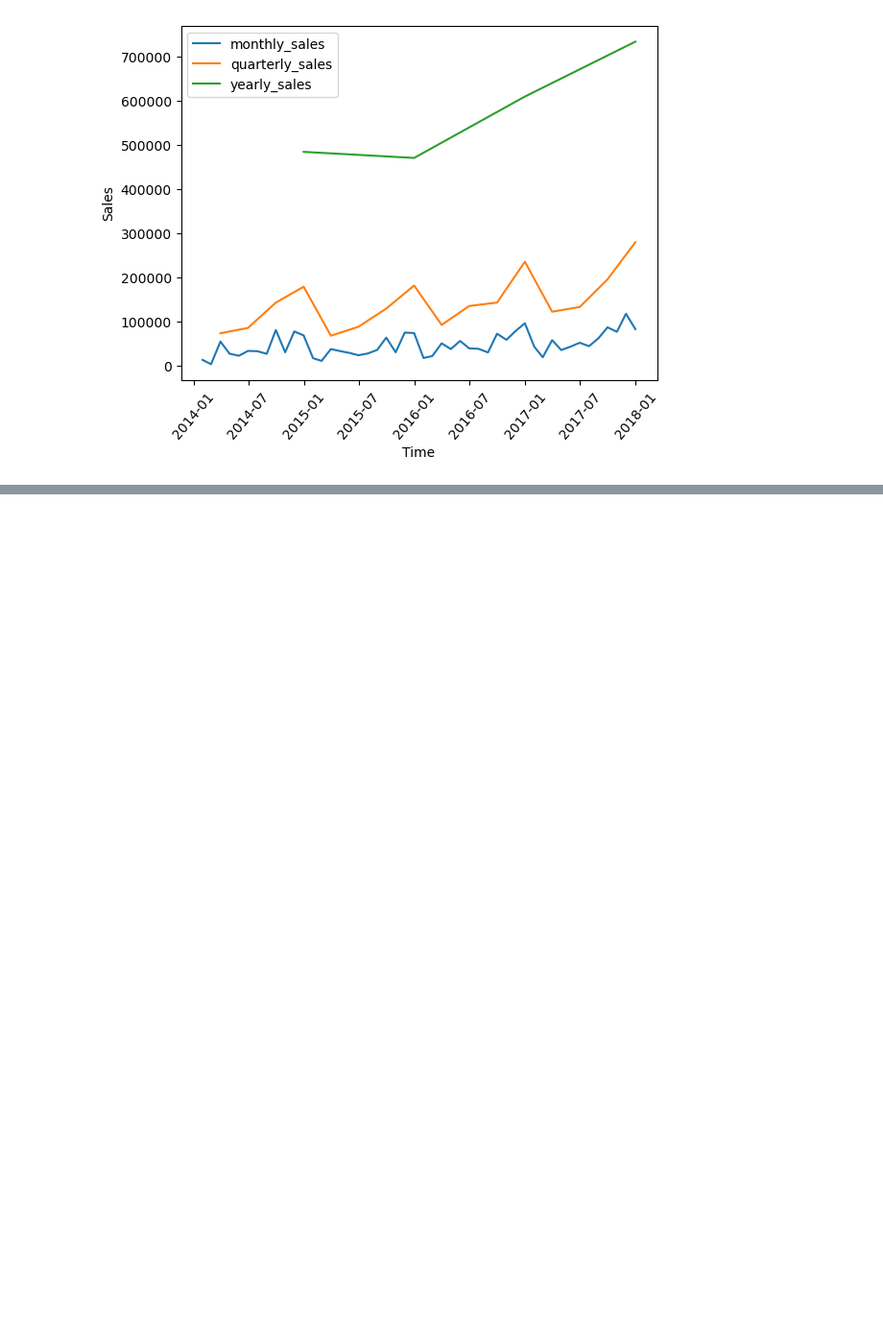
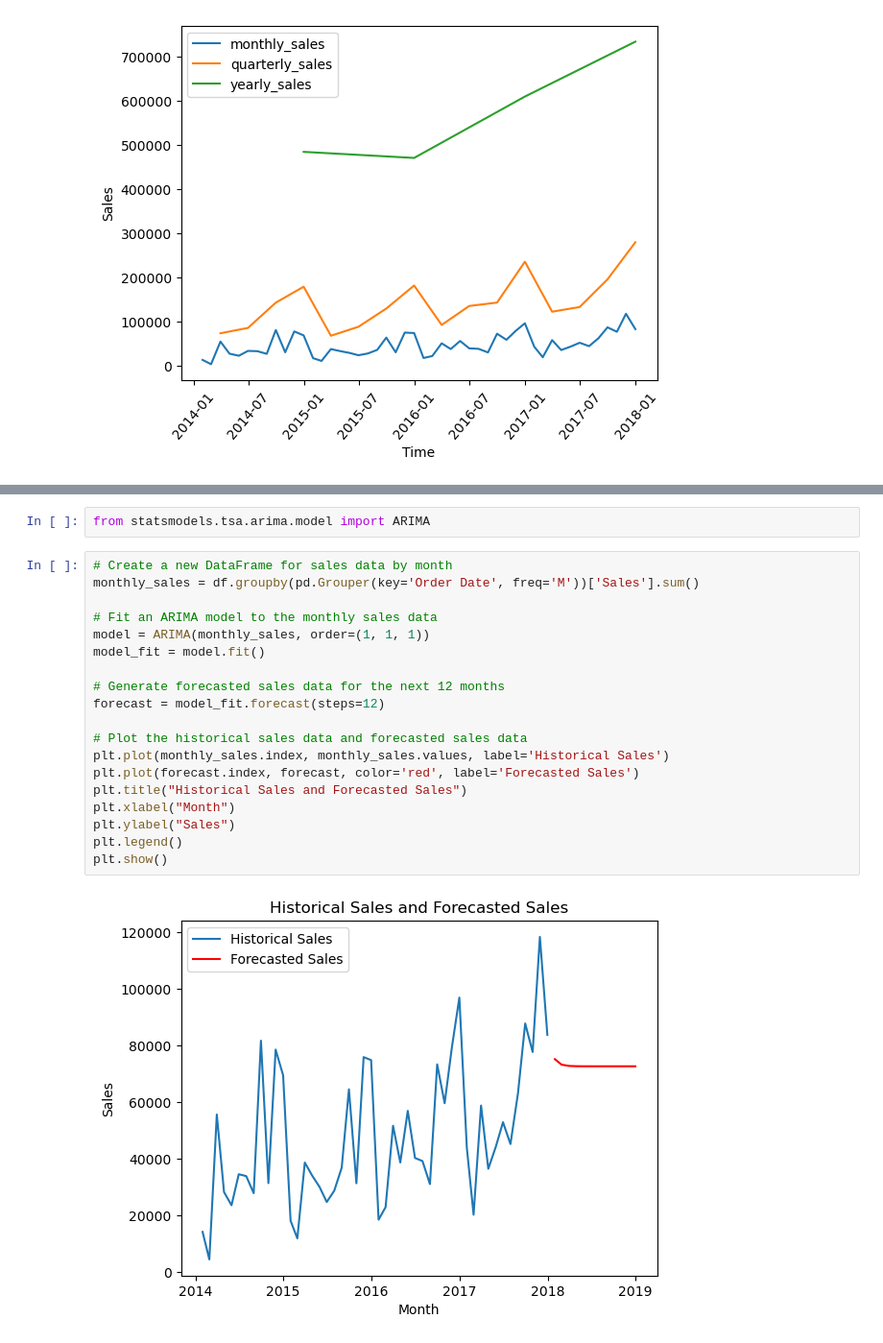
Before and after one commit to AdekanleIsrael/Analysis_With_Super_Store_Data, a Jupyter notebook: Superstore.ipynb, the cells around one changed output, grey strips where cells are left out. Shown at 96% size. Saved outputs shown, nothing was run; the diff lists cells and outputs as text; blank space fills up the shorter version.

```diff
--- a/Superstore.ipynb
+++ b/Superstore.ipynb
@@ -263,0 +262,23 @@ from statsmodels.tsa.arima.model import ARIMA
+# %%
+from statsmodels.tsa.arima.model import ARIMA
+# %%
+# Create a new DataFrame for sales data by month
+monthly_sales = df.groupby(pd.Grouper(key='Order Date', freq='M'))['Sales'].sum()
+
+# Fit an ARIMA model to the monthly sales data
+model = ARIMA(monthly_sales, order=(1, 1, 1))
+model_fit = model.fit()
+
+# Generate forecasted sales data for the next 12 months
+forecast = model_fit.forecast(steps=12)
+
+# Plot the historical sales data and forecasted sales data
+plt.plot(monthly_sales.index, monthly_sales.values, label='Historical Sales')
+plt.plot(forecast.index, forecast, color='red', label='Forecasted Sales')
+plt.title("Historical Sales and Forecasted Sales")
+plt.xlabel("Month")
+plt.ylabel("Sales")
+plt.legend()
+plt.show()
+# %% [output]
+[figure, added]
```
Also changed, not shown: parts of 14 cells of this notebook.
